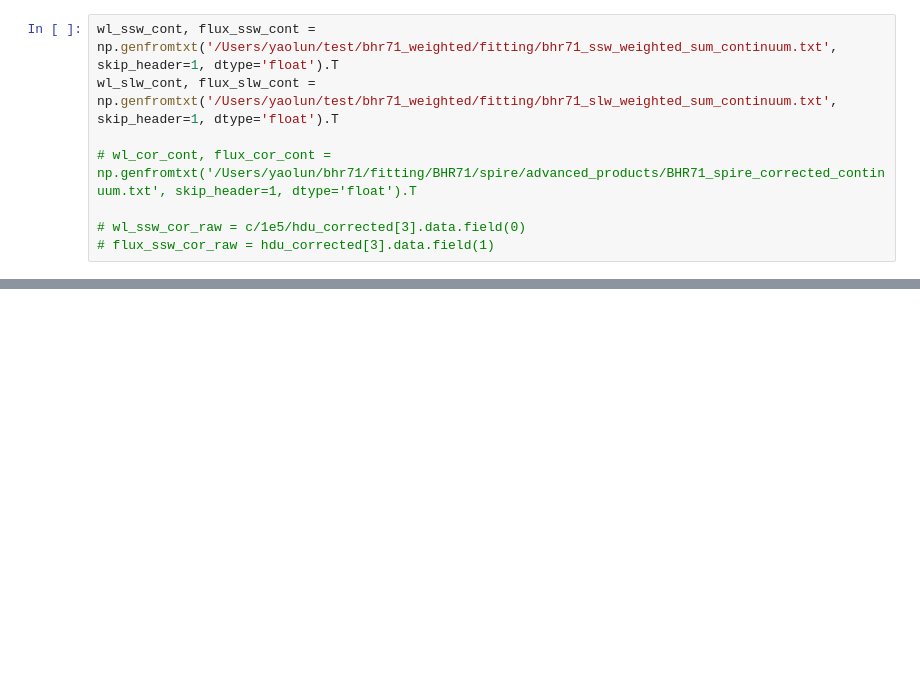
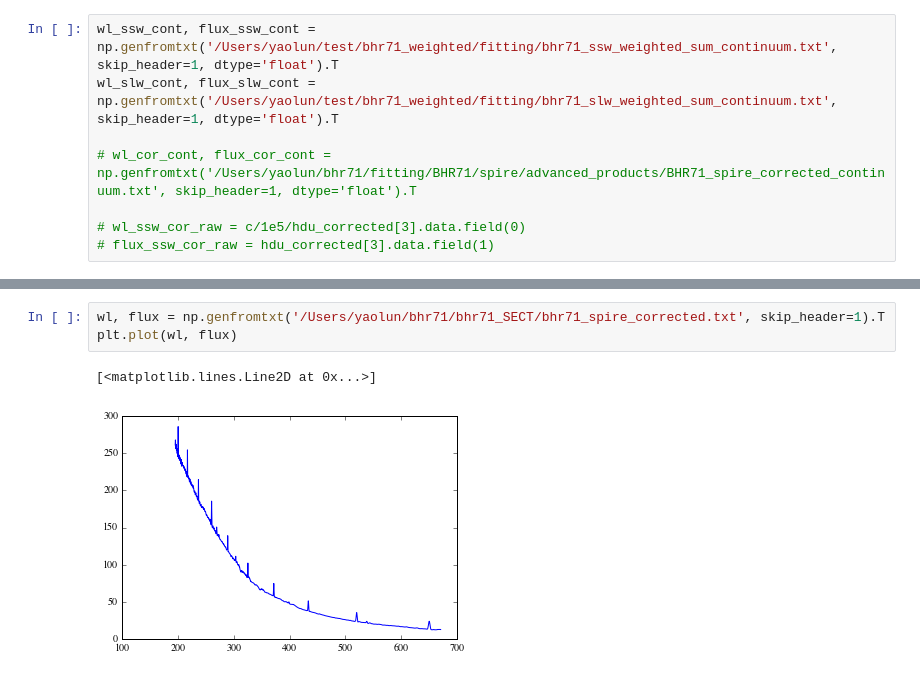
Before and after one commit to yaolun/sa, a Jupyter notebook: spire_products_comparison.ipynb, the cells around one changed output, grey strips where cells are left out. Cells and saved outputs as stored; diff of their text form; blank space fills up the shorter version.

```diff
--- a/spire_products_comparison.ipynb
+++ b/spire_products_comparison.ipynb
@@ -457,0 +495,6 @@ fig.savefig('/Users/yaolun/test/spire_sum.pdf',format='pdf',dpi=300, bbox_inches
+# %%
+wl, flux = np.genfromtxt('/Users/yaolun/bhr71/bhr71_SECT/bhr71_spire_corrected.txt', skip_header=1).T
+plt.plot(wl, flux)
+# %% [output]
+[<matplotlib.lines.Line2D at 0x...>]
+[figure, added]
```
Also changed, not shown: parts of 14 cells of this notebook.
